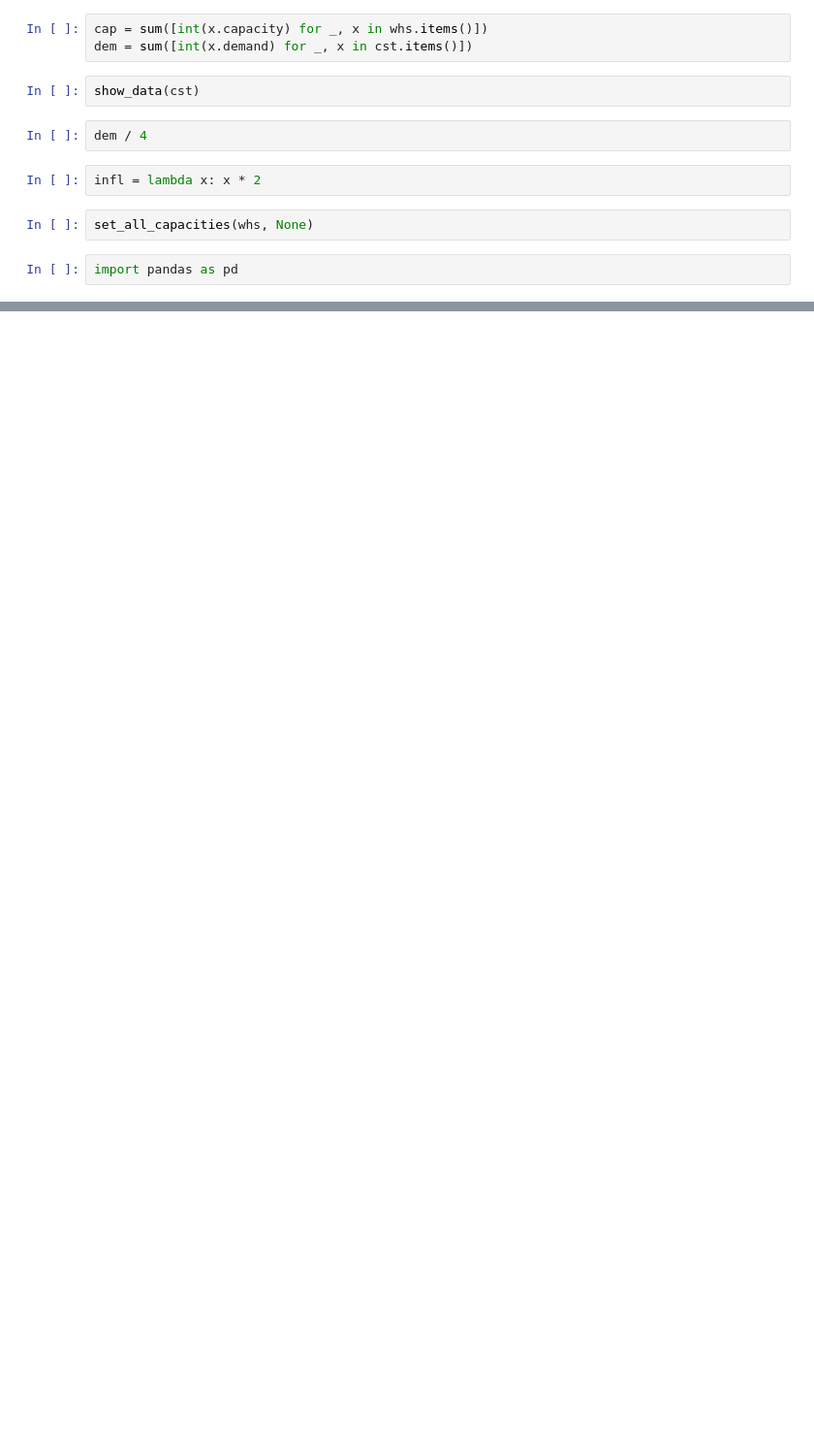
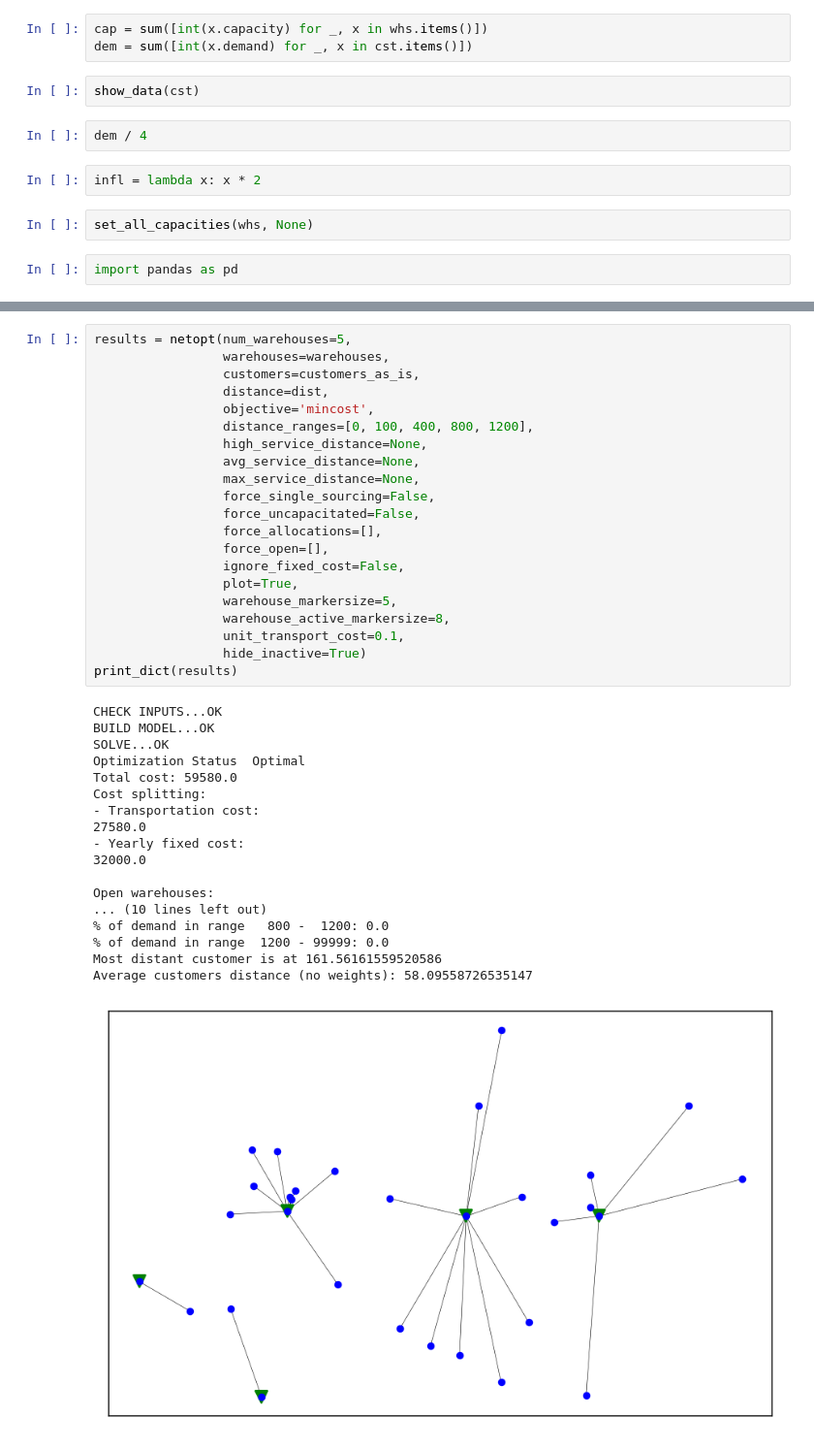
Before and after one commit to ropinotex/network_optimization, a Jupyter notebook: Netopt.ipynb, the cells around one changed output, grey strips where cells are left out. Shown at 97% size. Saved outputs shown, nothing was run; the diff lists cells and outputs as text; blank space fills up the shorter version.

Commit message:
Fixed cost

```diff
--- a/Netopt.ipynb
+++ b/Netopt.ipynb
@@ -659,0 +570,40 @@ df
+# %%
+results = netopt(num_warehouses=5,
+                 warehouses=warehouses,
+                 customers=customers_as_is,
+                 distance=dist,
+                 objective='mincost',
+                 distance_ranges=[0, 100, 400, 800, 1200],
+                 high_service_distance=None,
+                 avg_service_distance=None,
+                 max_service_distance=None,
+                 force_single_sourcing=False,
+                 force_uncapacitated=False,
+                 force_allocations=[],
+                 force_open=[],
+                 ignore_fixed_cost=False,
+                 plot=True,
+                 warehouse_markersize=5,
+                 warehouse_active_markersize=8,
+                 unit_transport_cost=0.1,
+                 hide_inactive=True)
+print_dict(results)
+# %% [output]
+CHECK INPUTS...OK
+BUILD MODEL...OK
+SOLVE...OK
+Optimization Status  Optimal
+Total cost: 59580.0
+Cost splitting:
+- Transportation cost:
+27580.0
+- Yearly fixed cost:
+32000.0
+
+Open warehouses:
+... (10 lines left out)
+% of demand in range   800 -  1200: 0.0
+% of demand in range  1200 - 99999: 0.0
+Most distant customer is at 161.56161559520586
+Average customers distance (no weights): 58.09558726535147
+[figure, added]
```
Also changed, not shown: parts of 38 cells of this notebook, 2 other files.
